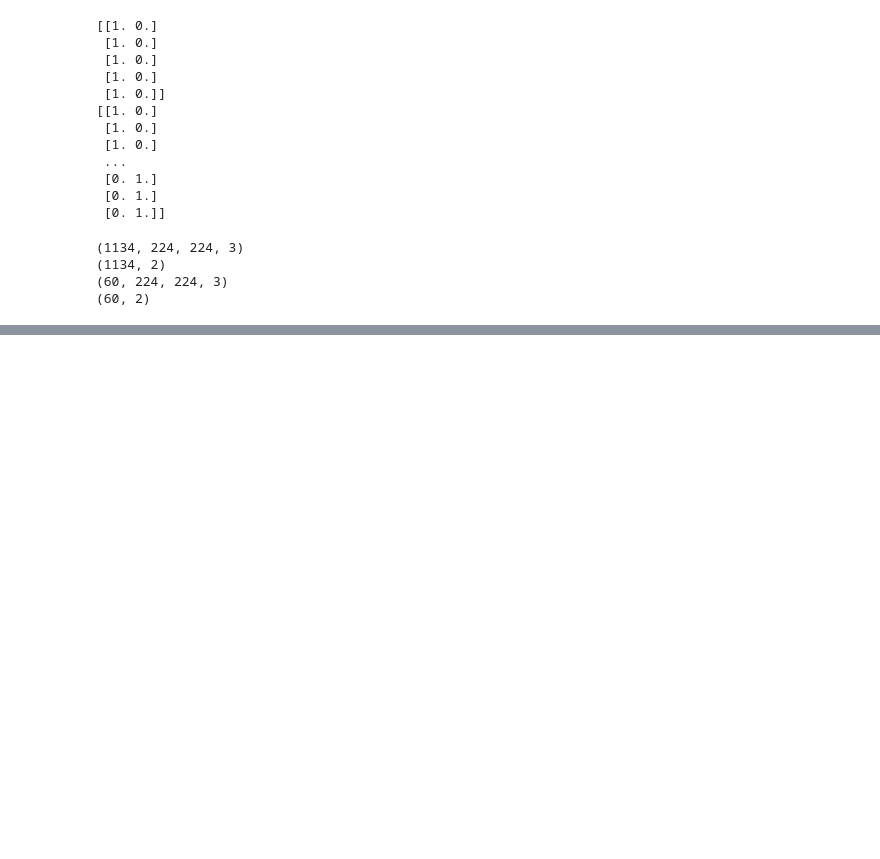
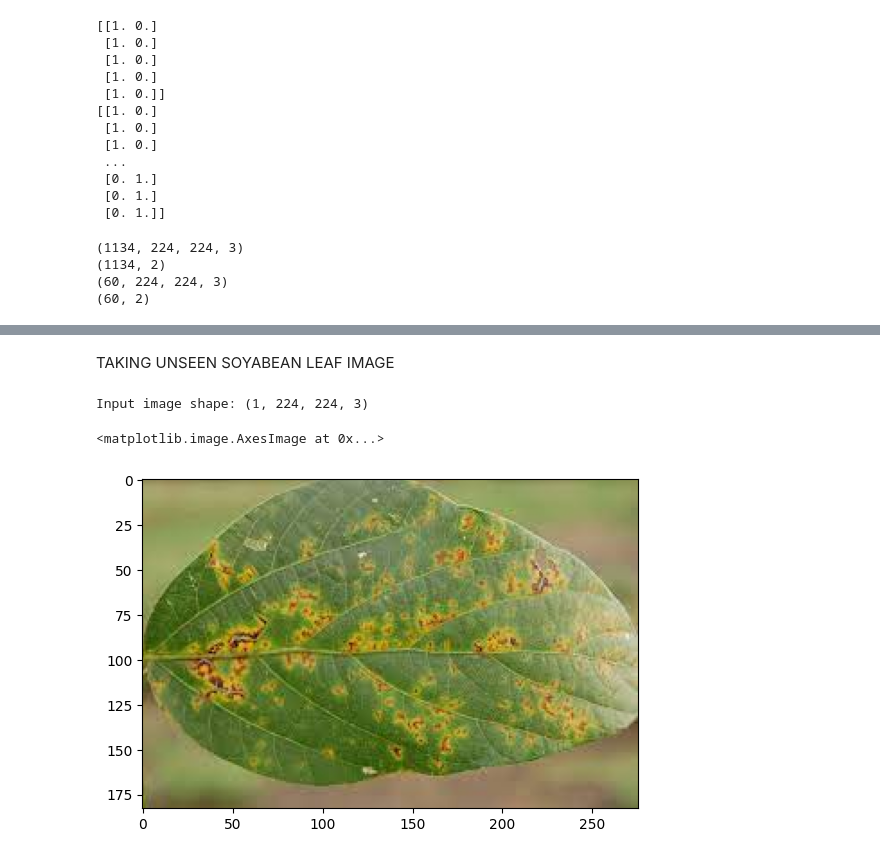
Before and after one commit to cdsvitbhopal/ProjectArena-ML, a Jupyter notebook: Project2_SoybeanLeafClassification/SoyNet_Beans.ipynb, the cells around one changed output, grey strips where cells are left out. Drawn from its saved outputs; the diff is of its cells as text; code cells hidden in the pictures; blank space fills up the shorter version.

```diff
--- a/Project2_SoybeanLeafClassification/SoyNet_Beans.ipynb
+++ b/Project2_SoybeanLeafClassification/SoyNet_Beans.ipynb
@@ -209,0 +220,30 @@ plot_hist(hist)
+# %% [markdown]
+TAKING UNSEEN SOYABEAN LEAF IMAGE
+# %%
+import cv2
+from matplotlib.pyplot import imread
+from matplotlib.pyplot import imshow
+from tensorflow.keras.preprocessing import image
+from tensorflow.keras.applications.imagenet_utils import decode_predictions
+from tensorflow.keras.applications.imagenet_utils import preprocess_input
+
+
+img_path = '/content/download (13).jpeg'
+
+#img = image.load_img(img_path, target_size=(224, 224))
+#x = img.img_to_array(img)
+
+img = cv2.imread(img_path)
+img = cv2.resize(img, (224, 224))
+
+x = np.expand_dims(img, axis=0)
+x = preprocess_input(x)
+
+print('Input image shape:', x.shape)
+
+my_image = imread(img_path)
+imshow(my_image)
+# %% [output]
+Input image shape: (1, 224, 224, 3)
+<matplotlib.image.AxesImage at 0x...>
+[figure, added]
```
Also changed, not shown: parts of 11 cells of this notebook.
